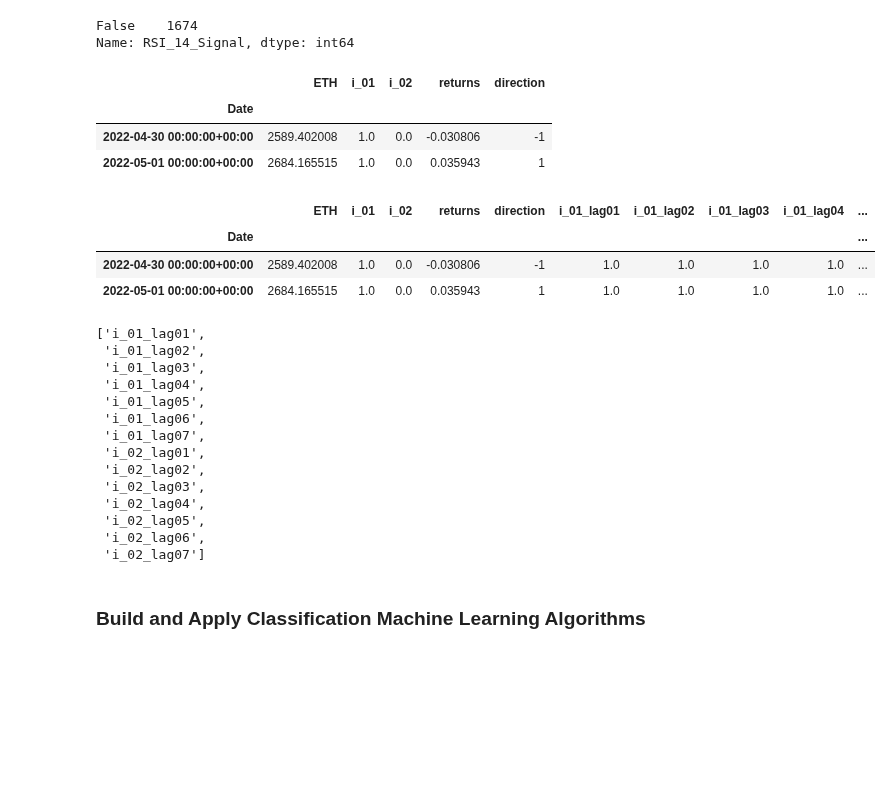
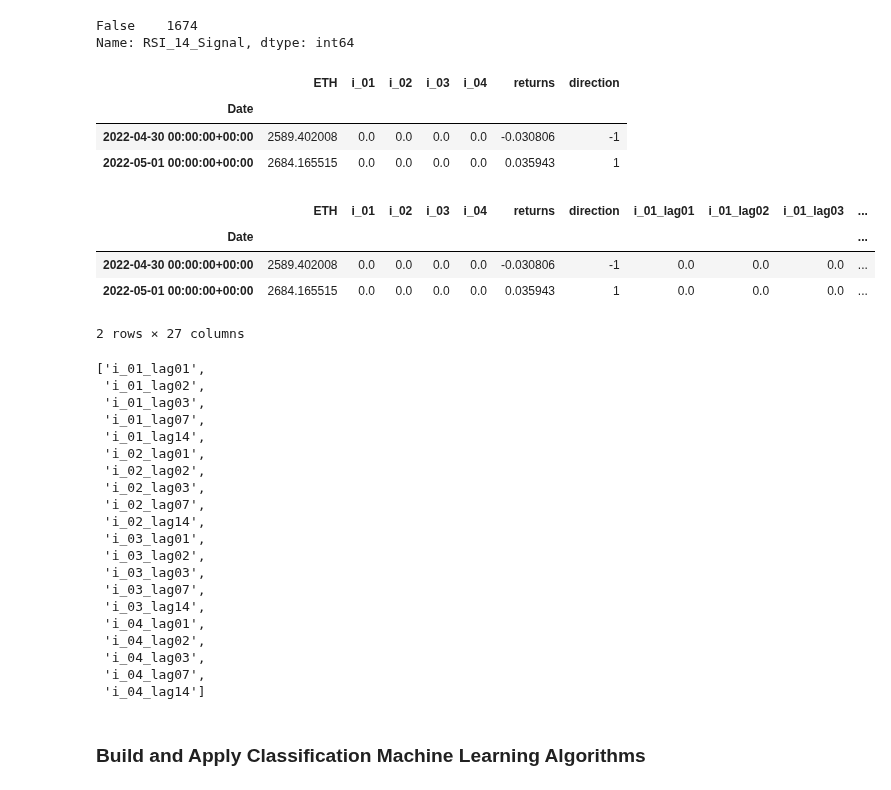
Before and after one commit to giocaizzi/surfingcrypto, a Jupyter notebook: notebooks/algotrading.ipynb, the cells around one changed output. Saved outputs shown, nothing was run; the diff lists cells and outputs as text; code cells hidden in the pictures; blank space fills up the shorter version.

```diff
--- a/notebooks/algotrading.ipynb
+++ b/notebooks/algotrading.ipynb
@@ -64,9 +61,9 @@ The chosen algo uses binary encoding for upward or downward movements.
 - Bollinger Bands
 - RSI
 # %%
-def sma_signal(serie: pd.Series):
-    if not pd.isna(serie["SMA_26"]) and not pd.isna(serie["SMA_12"]):
-        if serie["SMA_26"] < serie["SMA_12"]:
+def sma_signal(serie: pd.Series,colnames=["SMA_12","SMA_26"]):
+    if not pd.isna(serie[colnames[0]]) and not pd.isna(serie[colnames[1]]):
+        if serie[colnames[0]] < serie[colnames[1]]:
             return 0
         else:
             return 1
@@ -123,6 +120,7 @@ signals = ts.df
 
 #SMA
 signals["SMA_12_26_Signal"] = signals.apply(sma_signal, axis=1)
+signals["SMA_100_200_Signal"] = signals.apply(sma_signal,args=(["SMA_100","SMA_200"],), axis=1)
 
 #MACD
 signals["MACD_12_26_9_Signal"] = signals.apply(macd_signal, axis=1)
@@ -166,9 +164,10 @@ Name: RSI_14_Signal, dtype: int64
 # %%
 indicatori = {
     "i_01": "SMA_12_26_Signal",
+    # "i_02": "SMA_100_200_Signal",
     "i_02": "MACD_12_26_9_Signal",
-    # "i_03":"BBL_20_2_Signal",
-    # "i_04":"RSI_14_Signal"
+    "i_03":"BBL_20_2_Signal",
+    "i_04":"RSI_14_Signal"
     }
 # %%
 stock = signals[["Close"] + list(indicatori.values())]
@@ -182,56 +181,63 @@ stock.dropna(inplace=True)
 stock["direction"] = np.sign(stock["returns"]).astype(int)
 stock.tail(2)
 # %% [output]
-|  | ETH | i_01 | i_02 | returns | direction |
-| Date |  |  |  |  |  |
-| 2022-04-30 00:00:00+00:00 | 2589.402008 | 1.0 | 0.0 | -0.030806 | -1 |
-| 2022-05-01 00:00:00+00:00 | 2684.165515 | 1.0 | 0.0 | 0.035943 | 1 |
+|  | ETH | i_01 | i_02 | i_03 | i_04 | returns | direction |
+| Date |  |  |  |  |  |  |  |
+| 2022-04-30 00:00:00+00:00 | 2589.402008 | 0.0 | 0.0 | 0.0 | 0.0 | -0.030806 | -1 |
+| 2022-05-01 00:00:00+00:00 | 2684.165515 | 0.0 | 0.0 | 0.0 | 0.0 | 0.035943 | 1 |
 # %%
 
 
 # define the number of lags
-lags = [1,2,3,4,5,6,7]
+lags = [1,2,3,7,14]
 
 # compute lagged log returns
 cols = []
 for key in indicatori:
     for lag in lags:
         col = f"{key}_lag{str(lag).zfill(2)}"
         stock[col] = stock[key].shift(lag)
         cols.append(col)
 
 stock.dropna(inplace=True)
 import re
 # set columns
 cols_bin = []
 for col in stock.columns:
     if col[:2]=="i_":
         if re.match(r"(i_[0-9]{2})_(lag[0-9]{2})", col):
             cols_bin.append(col)
 
 stock.tail(2)
 # %% [output]
-|  | ETH | i_01 | i_02 | returns | direction | i_01_lag01 | i_01_lag02 | i_01_lag03 | i_01_lag04 | ... |
-| Date |  |  |  |  |  |  |  |  |  | ... |
-| 2022-04-30 00:00:00+00:00 | 2589.402008 | 1.0 | 0.0 | -0.030806 | -1 | 1.0 | 1.0 | 1.0 | 1.0 | ... |
-| 2022-05-01 00:00:00+00:00 | 2684.165515 | 1.0 | 0.0 | 0.035943 | 1 | 1.0 | 1.0 | 1.0 | 1.0 | ... |
+|  | ETH | i_01 | i_02 | i_03 | i_04 | returns | direction | i_01_lag01 | i_01_lag02 | i_01_lag03 | ... |
+| Date |  |  |  |  |  |  |  |  |  |  | ... |
+| 2022-04-30 00:00:00+00:00 | 2589.402008 | 0.0 | 0.0 | 0.0 | 0.0 | -0.030806 | -1 | 0.0 | 0.0 | 0.0 | ... |
+| 2022-05-01 00:00:00+00:00 | 2684.165515 | 0.0 | 0.0 | 0.0 | 0.0 | 0.035943 | 1 | 0.0 | 0.0 | 0.0 | ... |
+2 rows × 27 columns
 # %%
 cols_bin
 # %% [output]
 ['i_01_lag01',
  'i_01_lag02',
  'i_01_lag03',
- 'i_01_lag04',
- 'i_01_lag05',
- 'i_01_lag06',
  'i_01_lag07',
+ 'i_01_lag14',
  'i_02_lag01',
  'i_02_lag02',
  'i_02_lag03',
- 'i_02_lag04',
- 'i_02_lag05',
- 'i_02_lag06',
- 'i_02_lag07']
+ 'i_02_lag07',
+ 'i_02_lag14',
+ 'i_03_lag01',
+ 'i_03_lag02',
+ 'i_03_lag03',
+ 'i_03_lag07',
+ 'i_03_lag14',
+ 'i_04_lag01',
+ 'i_04_lag02',
+ 'i_04_lag03',
+ 'i_04_lag07',
+ 'i_04_lag14']
 # %% [markdown]
 ### Build and Apply Classification Machine Learning Algorithms
 # %% [markdown]
```
Also changed, not shown: parts of 14 cells of this notebook, 1 other file.
